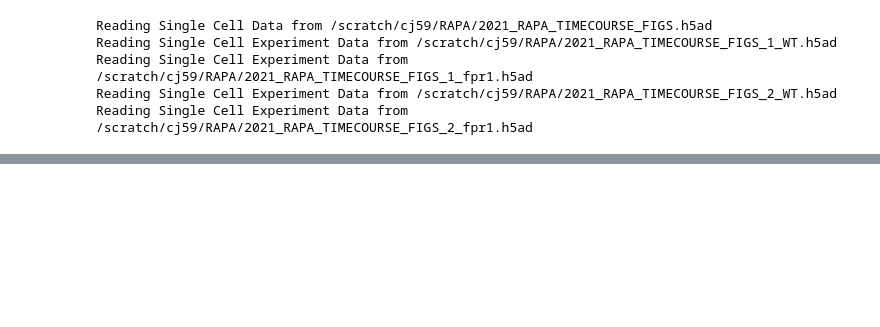
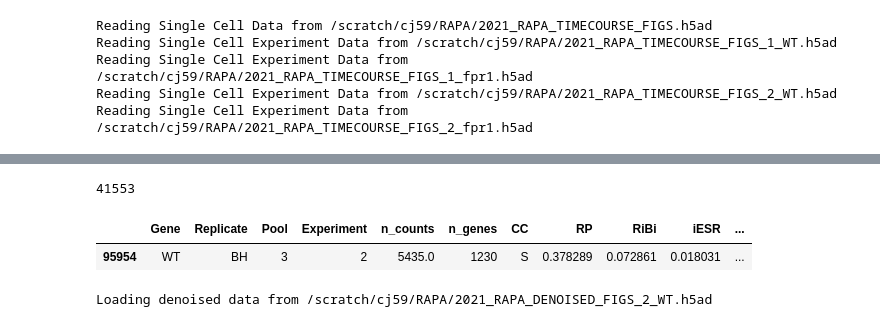
Before and after one commit to GreshamLab/jtb_2023_code, a Jupyter notebook: Supplemental_Figures_3.ipynb, the cells around one changed output, grey strips where cells are left out. Drawn from its saved outputs; the diff is of its cells as text; code cells hidden in the pictures; blank space fills up the shorter version.

```diff
--- a/Supplemental_Figures_3.ipynb
+++ b/Supplemental_Figures_3.ipynb
@@ -16,7 +16,7 @@ import pandas as pd
 # %%
 ## LOAD AND PROCESS DATA ###
 data = FigureSingleCellData()
-data.load_published_decay()
+#data.load_published_decay()
 
 #def _calc_decay_for_untreated(adata, *args, **kwargs):
 #    untreated = adata[(adata.obs['Pool'] == 1) | (adata.obs['Pool'] == 2), :].copy()
@@ -69,0 +50,14 @@ hl_spearmans
+# %%
+expt2 = data.expt_data[(2, "WT")]
+expt2.obs.index.get_loc(expt2.obs.sample(1, random_state=100)
+# %% [output]
+41553
+# %%
+expt2.obs.sample(1, random_state=101)
+# %% [output]
+|  | Gene | Replicate | Pool | Experiment | n_counts | n_genes | CC | RP | RiBi | iESR | ... |
+| 95954 | WT | BH | 3 | 2 | 5435.0 | 1230 | S | 0.378289 | 0.072861 | 0.018031 | ... |
+# %%
+expt2_denoised = data.denoised_data(2, "WT")
+# %% [output]
+Loading denoised data from /scratch/cj59/RAPA/2021_RAPA_DENOISED_FIGS_2_WT.h5ad
```
Also changed, not shown: parts of 4 cells of this notebook, 28 other files.
